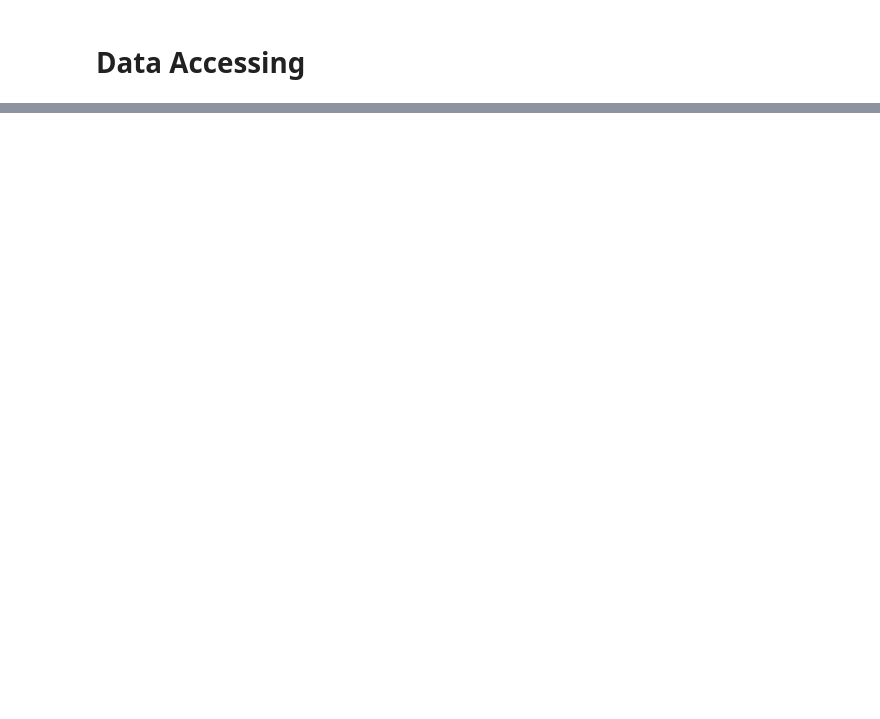
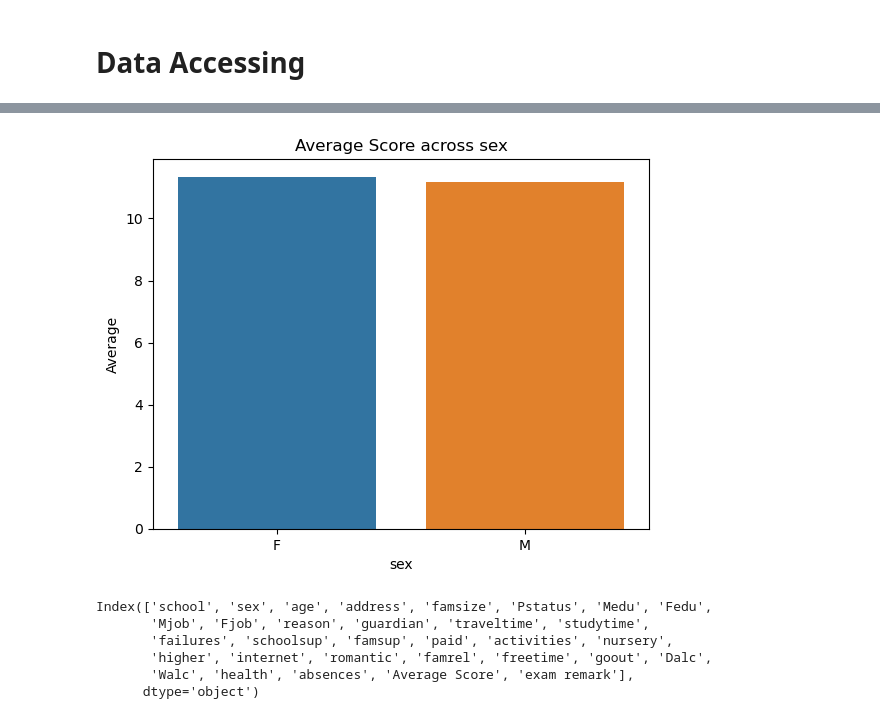
Before and after one commit to kazeemolaitanmusbau/Student-Exam-Performance-Prediction, a Jupyter notebook: Untitled.ipynb, the cells around one changed output, grey strips where cells are left out. Saved outputs shown, nothing was run; the diff lists cells and outputs as text; code cells hidden in the pictures; blank space fills up the shorter version.

```diff
--- a/Untitled.ipynb
+++ b/Untitled.ipynb
@@ -98,0 +119,4 @@ sns.kdeplot(df_mat.absences)
+# %%
+bar_plot_for_bivariate("sex")
+# %% [output]
+[figure, added]
@@ -98,0 +127,9 @@ sns.kdeplot(df_mat.absences)
+# %%
+full_df.columns
+# %% [output]
+Index(['school', 'sex', 'age', 'address', 'famsize', 'Pstatus', 'Medu', 'Fedu',
+       'Mjob', 'Fjob', 'reason', 'guardian', 'traveltime', 'studytime',
+       'failures', 'schoolsup', 'famsup', 'paid', 'activities', 'nursery',
+       'higher', 'internet', 'romantic', 'famrel', 'freetime', 'goout', 'Dalc',
+       'Walc', 'health', 'absences', 'Average Score', 'exam remark'],
+      dtype='object')
```
Also changed, not shown: parts of 16 cells of this notebook.
